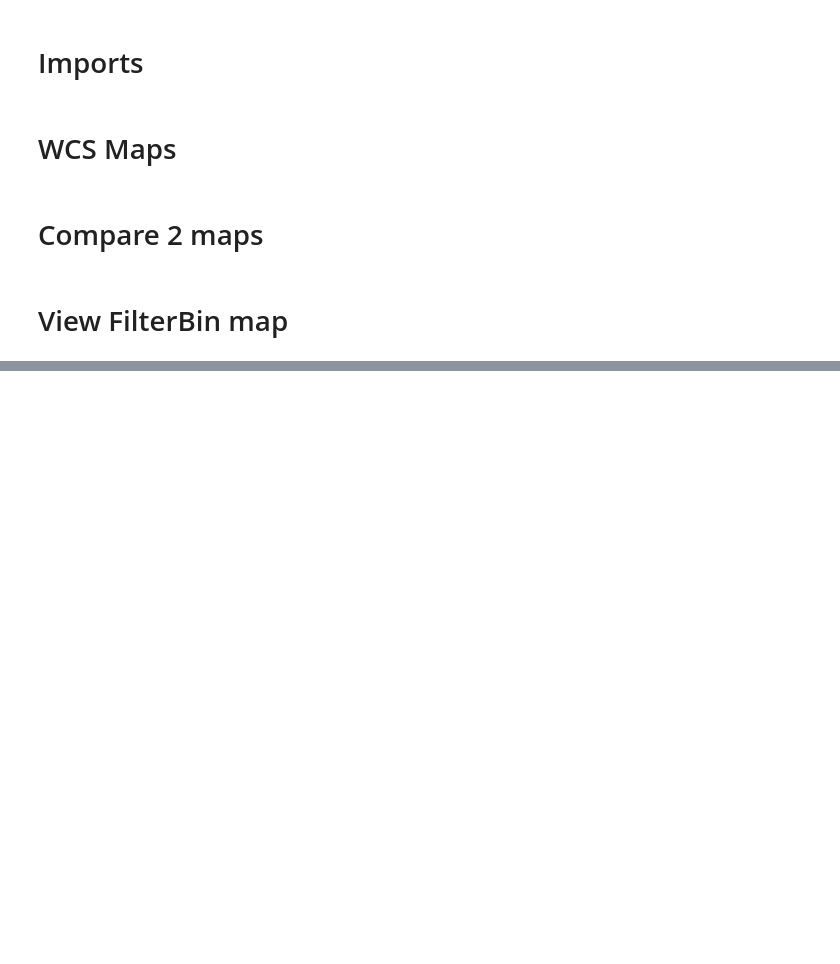
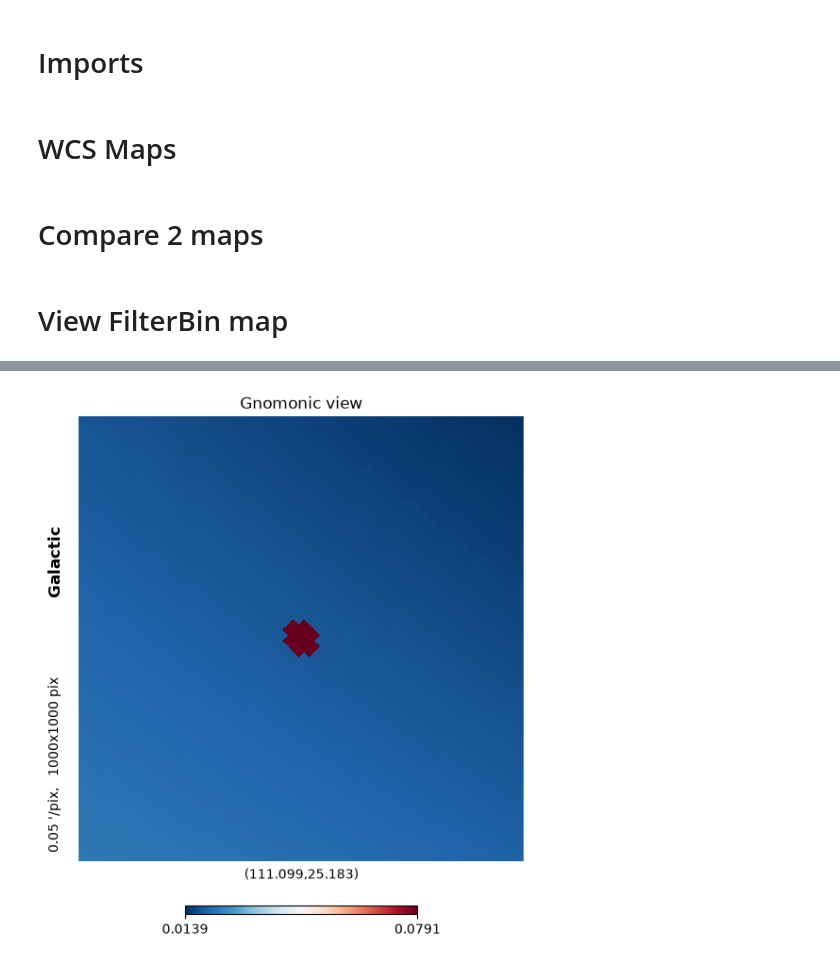
Before and after one commit to henry-e-n/SO_PointingReqs, a Jupyter notebook: mapmaking/map_loader.ipynb, the cells around one changed output, grey strips where cells are left out. Saved outputs shown, nothing was run; the diff lists cells and outputs as text; code cells hidden in the pictures; blank space fills up the shorter version.

```diff
--- a/mapmaking/map_loader.ipynb
+++ b/mapmaking/map_loader.ipynb
@@ -154,0 +197,16 @@ hp.gnomview(hpmap,
+# %%
+# Load the input map
+input_path = "/shared_home/henachman/data/sim_sky_maps/mars_map/hr_radec_simple_map_2arcmin.fits"
+inputmap = hp.read_map(input_path)
+# %%
+input_gnom = hp.gnomview(inputmap,
+    rot=[ra, dec],
+    xsize=1000,
+    reso=0.05,
+    coord=["G"],
+    # fig=fig,
+    cmap='RdBu_r',
+    return_projected_map=True
+    )
+# %% [output]
+[figure, added]
```
Also changed, not shown: parts of 6 cells of this notebook.
